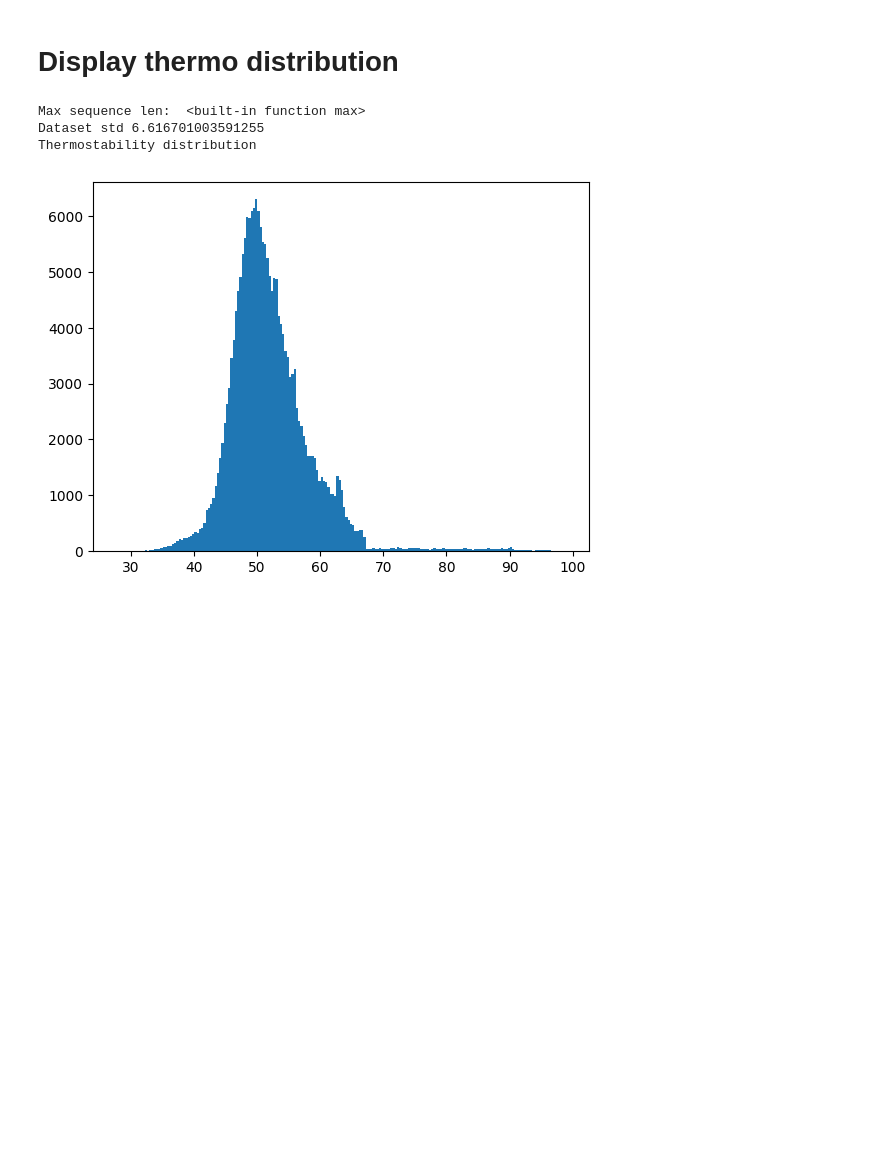
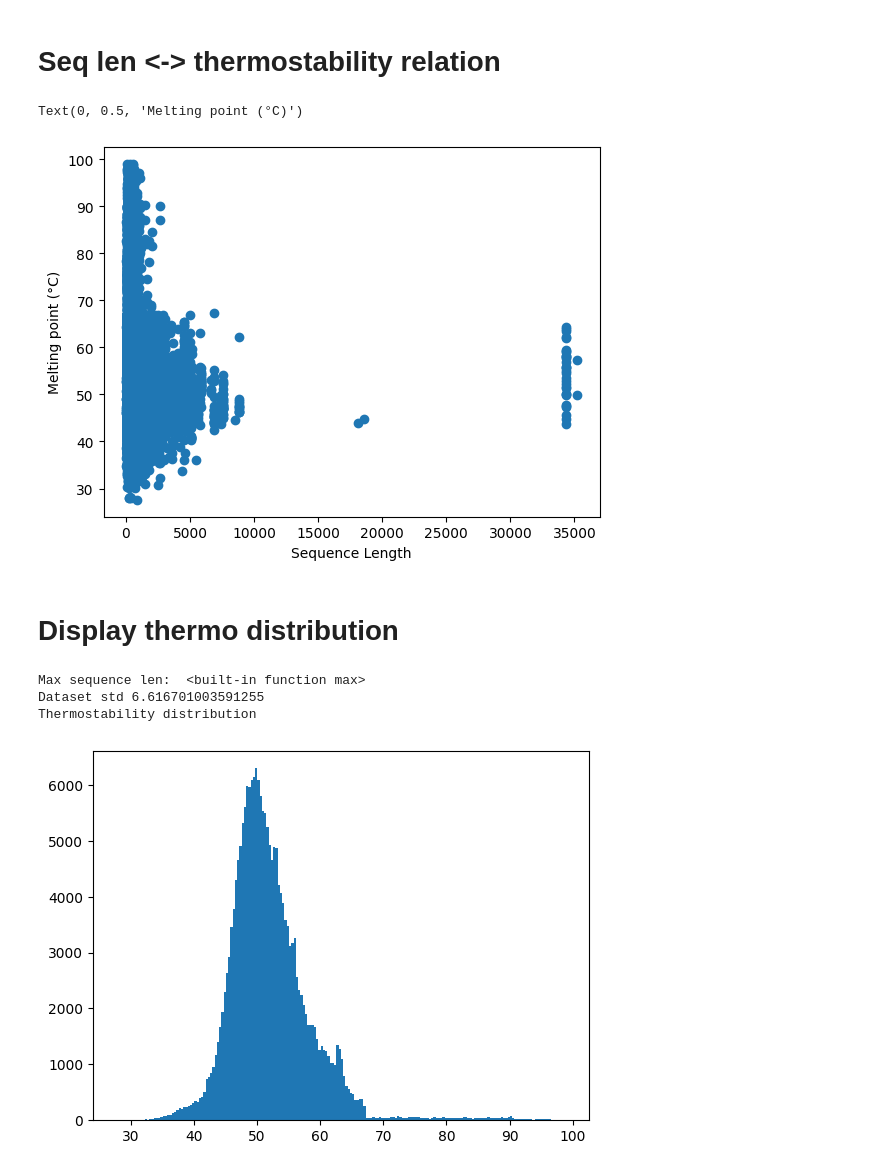
Before and after one commit to tfiedlerdev/pretraining-aware-hotprot, a Jupyter notebook: data_filtering.ipynb, the cells around one changed output. Saved outputs shown, nothing was run; the diff lists cells and outputs as text; code cells hidden in the pictures; blank space fills up the shorter version.

```diff
--- a/data_filtering.ipynb
+++ b/data_filtering.ipynb
@@ -25,6 +25,16 @@ def readFasta(filepath='data/full_dataset_sequences.fasta'):
     return dataset
 
 dataset = readFasta()
+# %% [markdown]
+# Seq len <-> thermostability relation
+# %%
+import pylab as pl
+pl.scatter([len(entry["sequence"]) for entry in dataset], [entry["temp"] for entry in dataset])
+pl.xlabel("Sequence Length")
+pl.ylabel("Melting point (°C)")
+# %% [output]
+Text(0, 0.5, 'Melting point (°C)')
+[figure, added]
 # %% [markdown]
 # Display thermo distribution
 # %%
```
Also changed, not shown: 3 other files.
